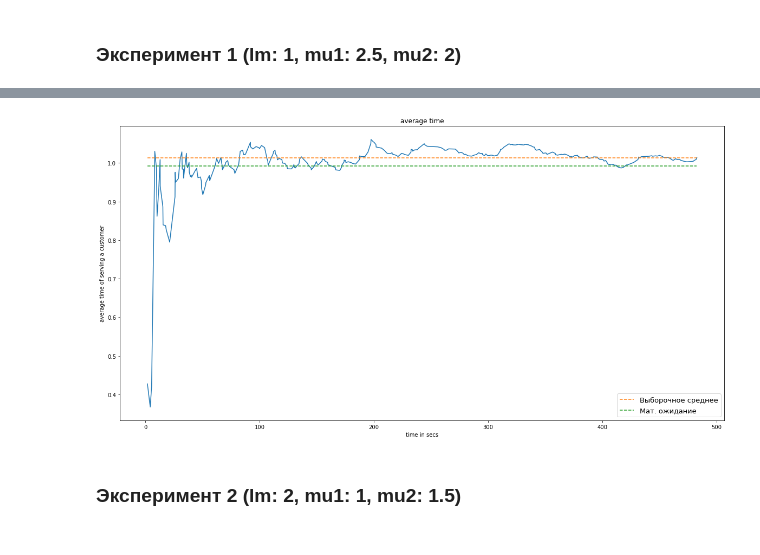
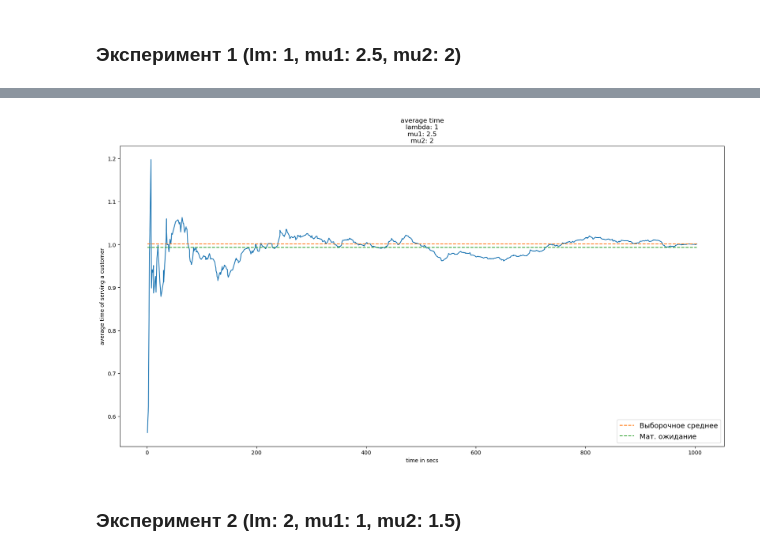
Before and after one commit to a13xbb/shoe-shine-shop, a Jupyter notebook: shop.ipynb, the cells around one changed output, grey strips where cells are left out. Drawn from its saved outputs; the diff is of its cells as text; code cells hidden in the pictures.

```diff
--- a/shop.ipynb
+++ b/shop.ipynb
@@ -99,7 +99,6 @@ def serving(client: Client, chair1: Chair1, chair2: Chair2, start_time, mu1, mu2
     t = time.time() - start_time
     event.wait()
     event.clear()
-    t_w = time.time() - t
 
     t = time.time() - start_time
     append_timing(timings, get_state(chair1, chair2), t)
@@ -223,11 +222,11 @@ def plot_clients_avg(res, gt):
     plt.ylabel('average amount of people in system')
     plt.legend(loc='lower right', fontsize=13)
 # %%
-def plot_time_avg(res, gt):
+def plot_time_avg(res, gt, lm, mu1, mu2):
     x = res['average_time_plot'][0]
     y = res['average_time_plot'][1]
     plt.figure(figsize=(20, 10))
-    plt.title('average time')
+    plt.title(f'average time\nlambda: {lm}\nmu1: {mu1}\nmu2: {mu2}')
     plt.plot(x, y)
     plt.plot(x, napas.full(len(x), napas.mean(res['times'])), label='Выборочное среднее', linestyle='dashed')
     plt.plot(x, napas.full(len(x), napas.mean(gt[2])), label='Мат. ожидание', linestyle='dashed')
@@ -236,9 +235,13 @@ def plot_time_avg(res, gt):
     plt.legend(loc='lower right', fontsize=13)
 # %% [markdown]
 ### Эксперимент 1 (lm: 1, mu1: 2.5, mu2: 2)
+# %%
+lm = 1
+mu1 = 2.5
+mu2 = 2
 # %%
 clients_list = []
 timings = []
 stats1 = get_theor_stats(1, 2.5, 2)
-res1 = simulate(500, 1, 2.5, 2)
+res1 = simulate(1000, 1, 2.5, 2)
 # %%
@@ -254,6 +258,6 @@ plot_clients_avg(res1, stats1)
 # %%
-plot_time_avg(res1, stats1)
+plot_time_avg(res1, stats1, lm, mu1, mu2)
 # %% [output]
-[figure, old version]
+[figure, new version]
 # %% [markdown]
 ### Эксперимент 2 (lm: 2, mu1: 1, mu2: 1.5)
```
Also changed, not shown: parts of 19 cells of this notebook.
